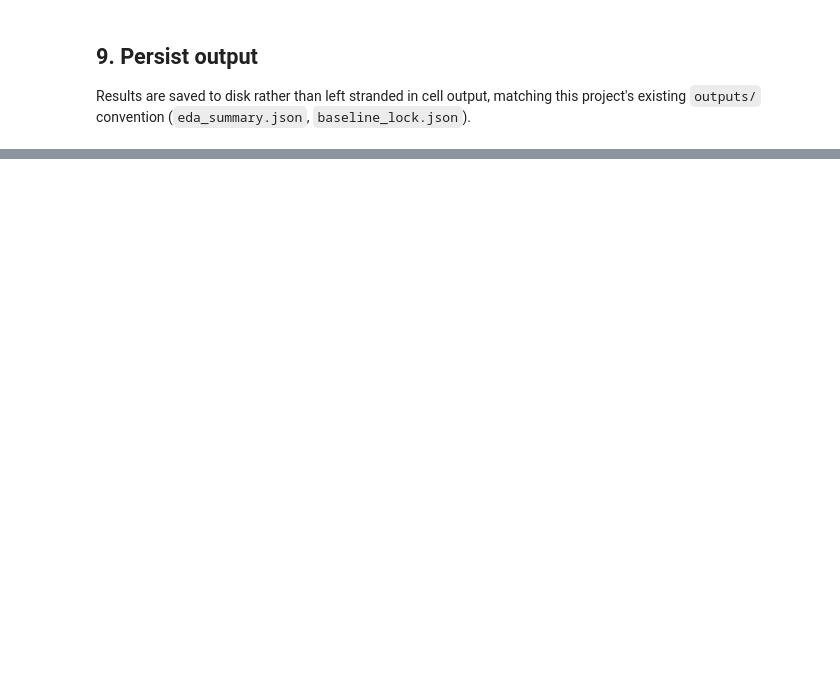
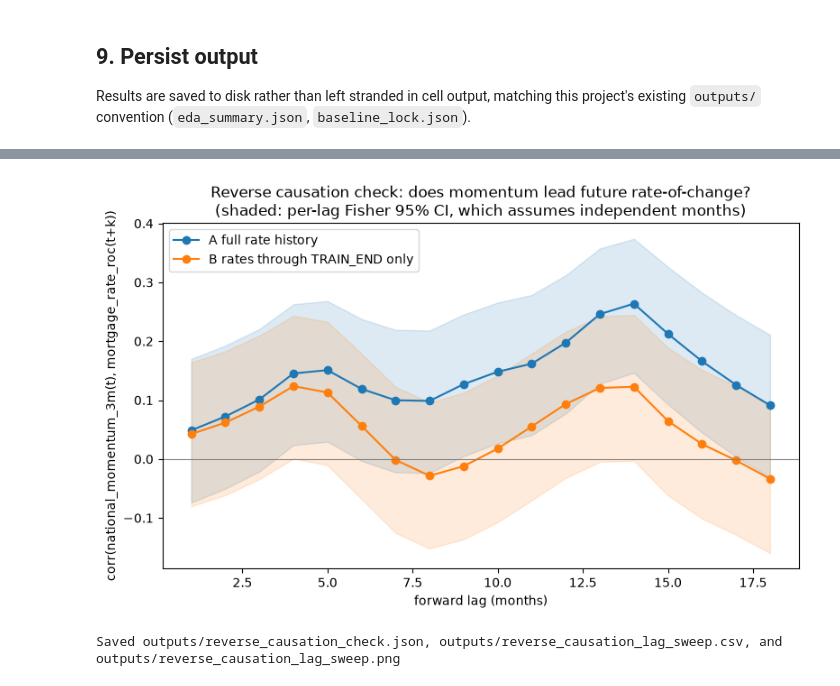
Before and after one commit to jolennd/housing-price-decline-pandas, a Jupyter notebook: notebooks/11_reverse_causation_check.ipynb, the cells around one changed output, grey strips where cells are left out. Drawn from its saved outputs; the diff is of its cells as text; code cells hidden in the pictures; blank space fills up the shorter version.

Commit message:
Notebook 11: add train-only variant and best-of-18 test; feedback loop not supported in Train; update notebook 10 write-up

```diff
--- a/notebooks/11_reverse_causation_check.ipynb
+++ b/notebooks/11_reverse_causation_check.ipynb
@@ -314,0 +319,16 @@ Caution: this is a national-level monthly series with a much smaller sample size
+# %%
+winners = {}
+for name, g in sweep.groupby("variant"):
+    w = g.loc[g["correlation"].abs().idxmax()]
+    winners[name] = w
+    observed_sign = "positive" if w["correlation"] > 0 else "negative"
+    print(f"{name}")
+    print(f"  winning lag (by |correlation|): {int(w['lag_months'])} months")
+    print(f"  r = {w['correlation']:.4f}  (Fisher 95% CI: [{w['ci_low']:.4f}, {w['ci_high']:.4f}])  "
+          f"p = {w['p_value']:.4g}  n = {int(w['n_rows'])}")
+    print(f"  expected sign: {EXPECTED_SIGN} | observed: {observed_sign} | match: {observed_sign == EXPECTED_SIGN}")
+print()
+print(
+    "Caution: these p-values and intervals treat each month as independent and each lag as the only "
+    "one tested. Neither holds -- Section 8b tests the result honestly."
+)
@@ -360,3 +423,57 @@ Saved outputs/reverse_causation_check.json, outputs/reverse_causation_lag_sweep.
+# %%
+import matplotlib.pyplot as plt
+
+os.makedirs("../outputs", exist_ok=True)
+sweep.to_csv("../outputs/reverse_causation_lag_sweep.csv", index=False)
+
+
+def variant_summary(name):
+    w = winners[name]
+    return {
+        "winning_lag_months": int(w["lag_months"]),
+        "winning_correlation": float(w["correlation"]),
+        "winning_ci_95_fisher": [float(w["ci_low"]), float(w["ci_high"])],
+        "winning_ci_95_block_bootstrap": honest[name]["block_ci_95"],
+        "winning_p_value_single_lag": float(w["p_value"]),
+        "best_of_18_p_value": honest[name]["p_best_of_18"],
+        "winning_n_rows": int(w["n_rows"]),
+        "sign_matches_hypothesis": bool((w["correlation"] > 0) == (EXPECTED_SIGN == "positive")),
+    }
+
+
+summary = {
+    "expected_sign": EXPECTED_SIGN,
+    "national_momentum_window_months": NATIONAL_MOMENTUM_LAG_MONTHS,
+    "national_aggregation": "median",
+    "variants": {
+        "A_full_rate_history": variant_summary("A full rate history"),
+        "B_rates_through_train_end": variant_summary("B rates through TRAIN_END only"),
+    },
+    "best_of_18_method": "rate-of-change series circularly shifted by >= 24 months, 2000 resamples, seed 42",
+    "block_bootstrap_method": "12-month blocks, 2000 resamples, seed 42",
+}
+with open("../outputs/reverse_causation_check.json", "w") as fh:
+    json.dump(summary, fh, indent=2)
+
+fig, ax = plt.subplots(figsize=(8, 5))
+for name, g in sweep.groupby("variant"):
+    line, = ax.plot(g["lag_months"], g["correlation"], marker="o", label=name)
+    ax.fill_between(g["lag_months"], g["ci_low"], g["ci_high"], alpha=0.15, color=line.get_color())
+ax.axhline(0, color="gray", linewidth=0.8)
+ax.set_xlabel("forward lag (months)")
+ax.set_ylabel("corr(national_momentum_3m(t), mortgage_rate_roc(t+k))")
+ax.set_title("Reverse causation check: does momentum lead future rate-of-change?\n"
+             "(shaded: per-lag Fisher 95% CI, which assumes independent months)")
+ax.legend()
+fig.tight_layout()
+fig.savefig("../outputs/reverse_causation_lag_sweep.png", dpi=150)
+plt.show()
+print("Saved outputs/reverse_causation_check.json, "
+      "outputs/reverse_causation_lag_sweep.csv, and "
+      "outputs/reverse_causation_lag_sweep.png")
+# %% [output]
+[figure, added]
+Saved outputs/reverse_causation_check.json, outputs/reverse_causation_lag_sweep.csv, and outputs/reverse_causation_lag_sweep.png
 # %% [markdown]
 ## 10. Findings
 
```
Also changed, not shown: parts of 12 cells of this notebook, 4 other files.
